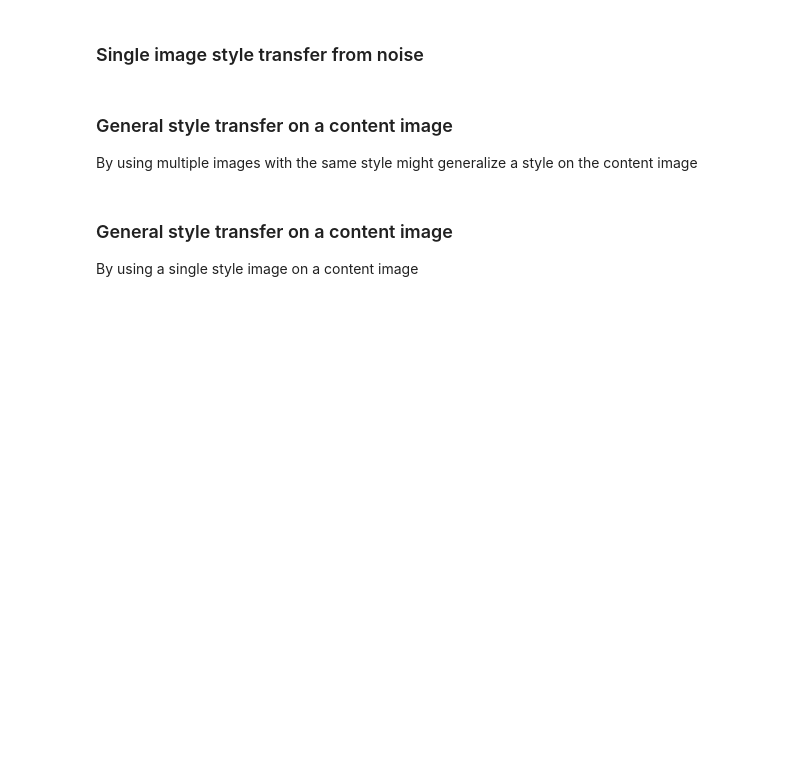
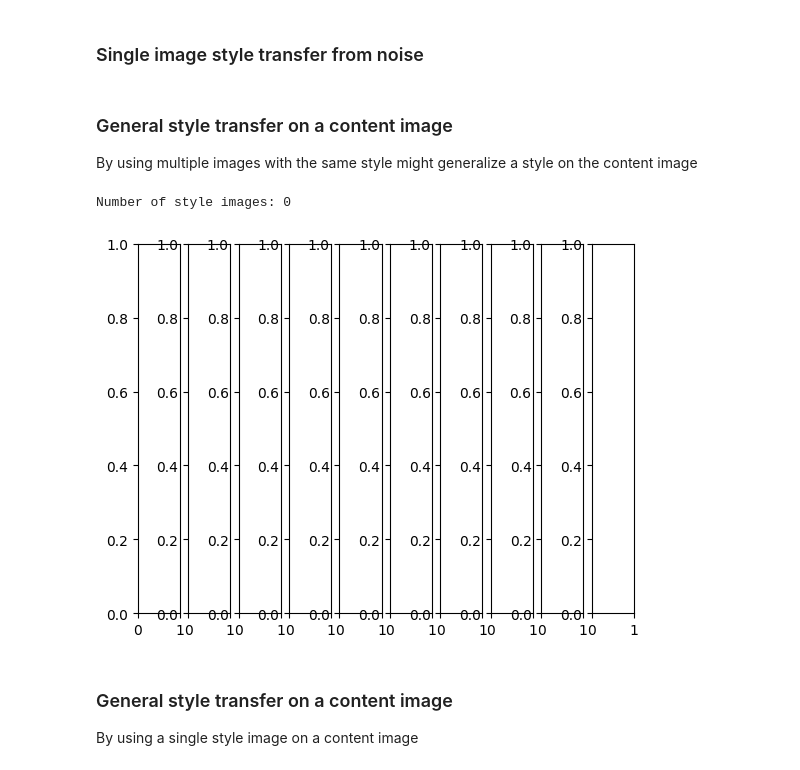
Before and after one commit to pfrolke/DLCV-project-33, a Jupyter notebook: 2_create_style_transformer.ipynb, the cells around one changed output. Cells and saved outputs as stored; diff of their text form; code cells hidden in the pictures; blank space fills up the shorter version.

```diff
--- a/2_create_style_transformer.ipynb
+++ b/2_create_style_transformer.ipynb
@@ -15,6 +17,6 @@ model = VGG19Style().to(device)
 # %%
 # load dataset
-data = FashionPediaProcessed()
+set
 # %%
 import matplotlib.pyplot as plt
 import lib.utils as utils
@@ -144,24 +179,27 @@ By using multiple images with the same style might generalize a style on the con
 # %%
 # Get all images with certain style
 
-selected_att = 322 # checkered
+# selected_att = 322 # checkered
 # selected_att = 321 # camouflage
-# selected_att = 325 # floral
+selected_att = 325 # floral
 
 style_images = []
 for i, d in enumerate(data):
-	if selected_att in d['atts']:
+	if selected_att in d['att_oh']:
 		style_images.append(d['img'])
 
 print(f'Number of style images: {len(style_images)}')
 fig, axes = plt.subplots(1, 10)
 # axes[2].set_title(f'Style images: {utils.get_attribute_name(selected_att)}')
 
 for i, img in enumerate(style_images[:10]):
 	axes[i].imshow(data.invImg(img))
 	axes[i].axis('off')
 
 plt.show()
+# %% [output]
+Number of style images: 0
+[figure, added]
 # %%
 # Set content and style image features
 content_image = content_data['img']
```
Also changed, not shown: parts of 2 cells of this notebook, 50 other files.
